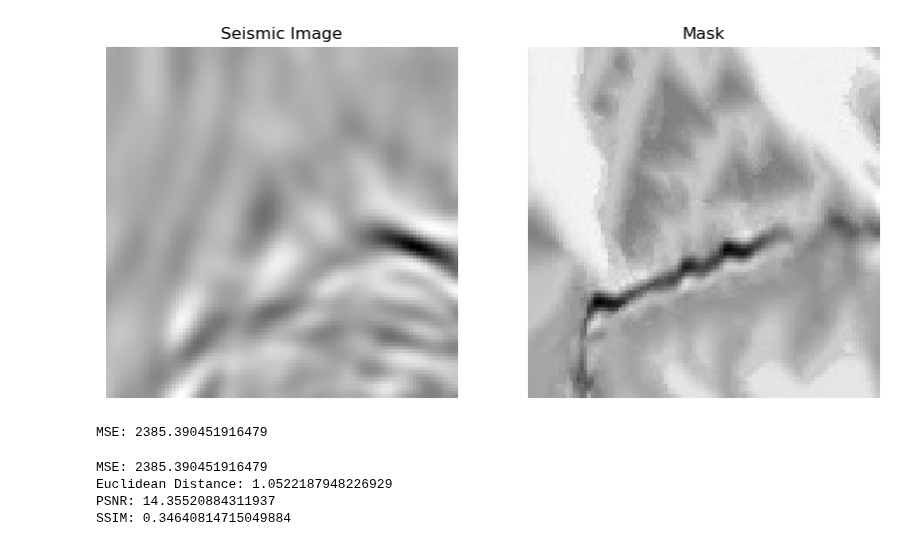
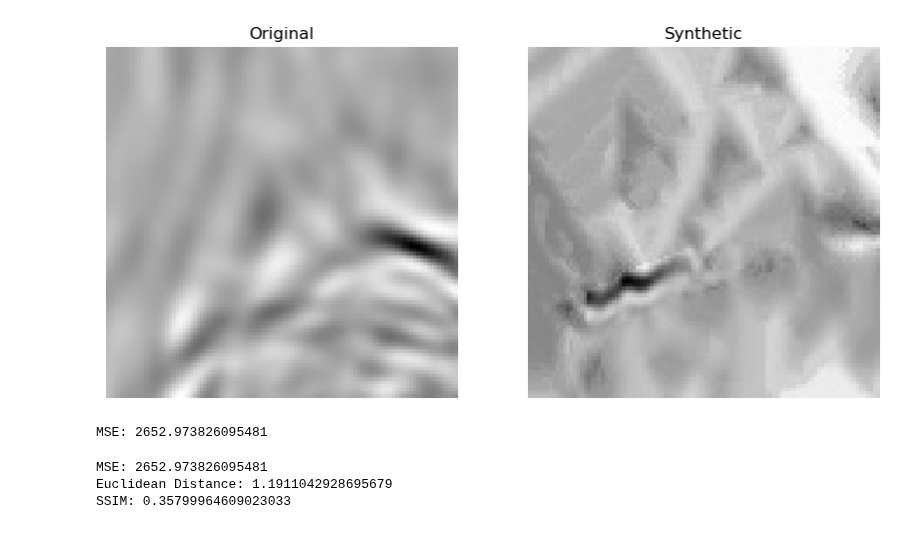
Before and after one commit to lucterres/textureSSD, a Jupyter notebook: usage.ipynb, the cells around one changed output. Cells and saved outputs as stored; diff of their text form; code cells hidden in the pictures.

```diff
--- a/usage.ipynb
+++ b/usage.ipynb
@@ -6,4 +11,6 @@ import suport.patchesMethods as pm
 # %%
 # load the two input images result\57cb8af8.jpg
 imageA = cv2.imread(r"result\\0bdd44d530.png",0)
-imageB = cv2.imread(r"result\\57cb8af8.jpg",0)
+#imageB = cv2.imread(r"result\\57cb8af8.jpg",0)
+imageB = cv2.imread(r"result\\d9c3c361.jpg",0)
+# imageA = cv2.imread(r"result\\0bdd44d530.png")
@@ -15,20 +17,19 @@ imageB = cv2.imread(r"result\\57cb8af8.jpg",0)
 # %%
 images = [imageA,imageB]
-titles = ["Seismic Image","Mask"]
+titles = ["Original","Synthetic"]
 pm.showImages(images=images, imagesTitle=titles,size=(10,10))
 # %% [output]
-[figure, old version]
+[figure, new version]
 # %%
 # compute the MSE between the two images
 m = mse(imageA, imageB)
 print(f"MSE: {m}")
 # %% [output]
-MSE: 2385.390451916479
+MSE: 2652.973826095481
 # %%
 # compute the MSE between the two images
 m = mse(imageA, imageB)
-# compute the PSNR between the two images
-p = psnr(imageA, imageB)
+
 # compute the SSIM between the two images
 s = ssim(imageA, imageB)
 # compute euclidean distance
@@ -37,10 +38,9 @@ euclidean_distance = lbp_distance(imageA, imageB)
 print(f"MSE: {m}")
 print(f"Euclidean Distance: {euclidean_distance}")
 
-print(f"PSNR: {p}")
+
 print(f"SSIM: {s}")
 # %% [output]
-MSE: 2385.390451916479
-Euclidean Distance: 1.0522187948226929
-PSNR: 14.35520884311937
-SSIM: 0.34640814715049884
+MSE: 2652.973826095481
+Euclidean Distance: 1.1911042928695679
+SSIM: 0.35799964609023033
```
Also changed, not shown: parts of 2 cells of this notebook, 2 other files.
